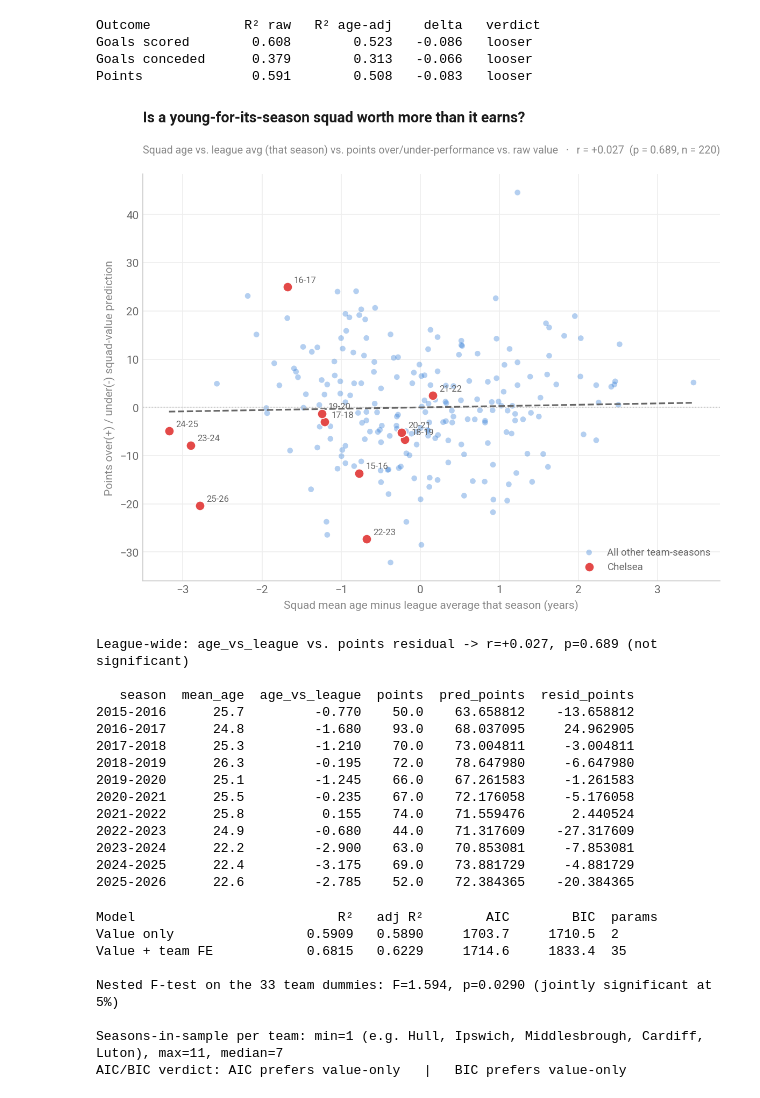
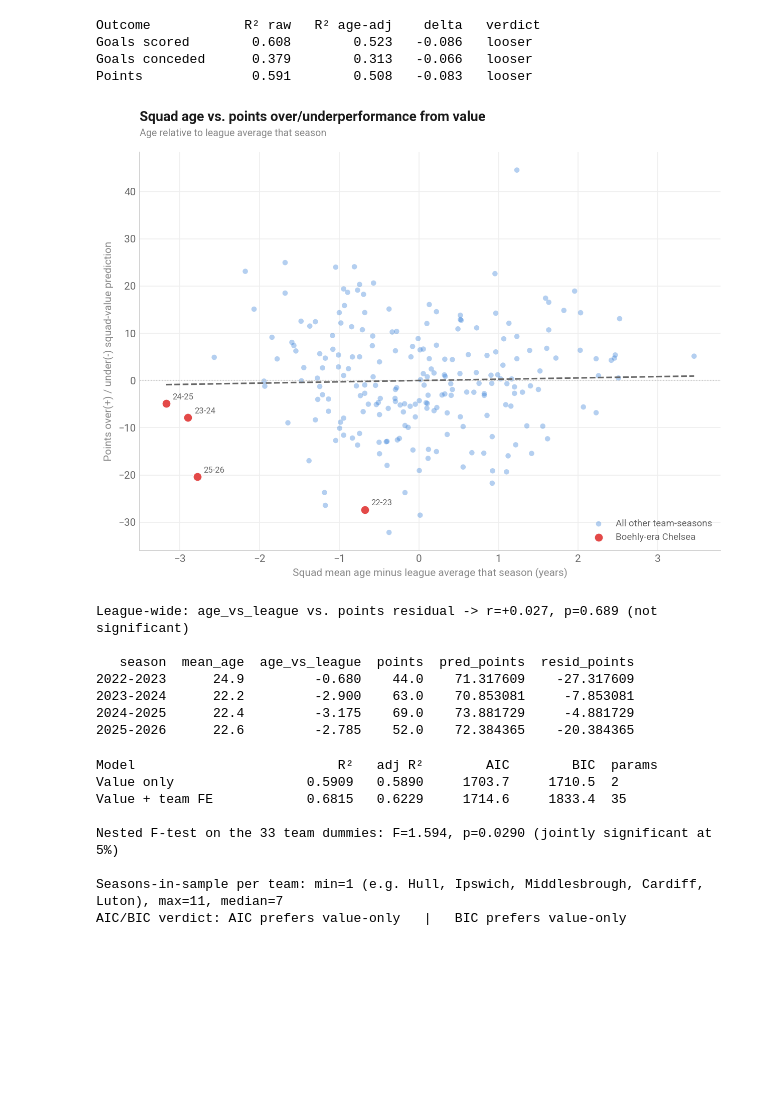
Before and after one commit to louis-porter/algobetting, a Jupyter notebook: algo/models/team_strength/non_penalty_bayes/premier_league/priors/value/value_analysis.ipynb, the cells around one changed output. Cells and saved outputs as stored; diff of their text form; code cells hidden in the pictures; blank space fills up the shorter version.

```diff
--- a/algo/models/team_strength/non_penalty_bayes/premier_league/priors/value/value_analysis.ipynb
+++ b/algo/models/team_strength/non_penalty_bayes/premier_league/priors/value/value_analysis.ipynb
@@ -232,10 +232,10 @@ for ax, y_col, title, ylabel, color in panels:
     ax.scatter(x, y, s=28, alpha=0.55, color=color, edgecolors='none', zorder=3)
     xs = np.linspace(x.min(), x.max(), 100)
     pred = model.predict(sm.add_constant(xs, has_constant='add'))
-    ax.plot(xs, pred, '--', color=C_INK2, lw=1.5, zorder=2, label='OLS fit')
+    ax.plot(xs, pred, '--', color=C_INK2, lw=1.5, zorder=2,)
 
-    _dw_title(ax, title, f'r = {r:.3f}   ·   R² = {model.rsquared:.3f}   ·   n = {len(reg_df)}', y=1.14, dy=0.06)
-    ax.set_xlabel(f'log(squad value, {TARGET_SEASON} real €)', fontsize=10, color=C_MUTED)
+    _dw_title(ax, title, f'r = {r:.3f}   ·   R² = {model.rsquared:.3f}   ·   n = {len(reg_df)}', y=1.10, dy=0.06)
+    ax.set_xlabel(f'log(inflation afj. team value €)', fontsize=10, color=C_MUTED)
     ax.set_ylabel(ylabel, fontsize=10, color=C_MUTED)
     ax.legend(fontsize=8.5, frameon=False, loc='upper left' if y_col != 'goals_conceded' else 'lower left',
               labelcolor=C_INK2)
@@ -268,10 +268,10 @@ for ax, y_col, title, ylabel, color in panels:
     ax.scatter(x, y, s=28, alpha=0.55, color=color, edgecolors='none', zorder=3)
     xs = np.linspace(x.min(), x.max(), 100)
     pred = model.predict(sm.add_constant(xs, has_constant='add'))
-    ax.plot(xs, pred, '--', color=C_INK2, lw=1.5, zorder=2, label='OLS fit')
+    ax.plot(xs, pred, '--', color=C_INK2, lw=1.5, zorder=2,)
 
-    _dw_title(ax, title, f'r = {r:.3f}   ·   R² = {model.rsquared:.3f}   ·   n = {len(wage_reg_df)}', y=1.14, dy=0.06)
-    ax.set_xlabel(f'log(wage bill, {TARGET_SEASON} real £)', fontsize=10, color=C_MUTED)
+    _dw_title(ax, title, f'r = {r:.3f}   ·   R² = {model.rsquared:.3f}   ·   n = {len(reg_df)}', y=1.10, dy=0.06)
+    ax.set_xlabel(f'log(inflation adj. wage bill £)', fontsize=10, color=C_MUTED)
     ax.set_ylabel(ylabel, fontsize=10, color=C_MUTED)
     ax.legend(fontsize=8.5, frameon=False, loc='upper left' if y_col != 'goals_conceded' else 'lower left',
               labelcolor=C_INK2)
@@ -461,7 +455,11 @@ Points              0.591        0.508   -0.083   looser
 # season's league average?
 from scipy.stats import pearsonr
 
+
 resid_df = panel.dropna(subset=['points']).copy()
+
+#resid_df = resid_df[resid_df['season'].str[:4].astype(int) > 2020]
+
 resid_df['log_raw'] = np.log(resid_df['squad_value_real'])
 m_raw = sm.OLS(resid_df['points'], sm.add_constant(resid_df['log_raw'])).fit()
 resid_df['pred_points'] = m_raw.predict(sm.add_constant(resid_df['log_raw']))
@@ -470,49 +468,45 @@ resid_df['age_vs_league'] = resid_df['mean_age'] - resid_df.groupby('season')['m
 
 r_all, p_all = pearsonr(resid_df['age_vs_league'], resid_df['resid_points'])
 
 fig, ax = plt.subplots(figsize=(8.5, 6.5))
-is_chelsea = resid_df['team'] == 'Chelsea'
+# Boehly-Clearlake takeover completed May 2022 -- 2022-2023 was their first
+# full season of squad-building, so that's the highlight cutoff rather than
+# all-time Chelsea.
+is_chelsea = (resid_df['team'] == 'Chelsea') & (resid_df['season'].str[:4].astype(int) >= 2022)
 ax.scatter(resid_df.loc[~is_chelsea, 'age_vs_league'], resid_df.loc[~is_chelsea, 'resid_points'],
            s=26, alpha=0.35, color=C_XG, edgecolors='none', zorder=2, label='All other team-seasons')
 ax.scatter(resid_df.loc[is_chelsea, 'age_vs_league'], resid_df.loc[is_chelsea, 'resid_points'],
-           s=70, color=C_OVER, edgecolors='white', linewidths=0.8, zorder=4, label='Chelsea')
+           s=70, color=C_OVER, edgecolors='white', linewidths=0.8, zorder=4, label='Boehly-era Chelsea')
 for _, row in resid_df[is_chelsea].iterrows():
     ax.annotate(row['season'][2:4] + '-' + row['season'][7:9], (row['age_vs_league'], row['resid_points']),
                 textcoords='offset points', xytext=(6, 4), fontsize=8, color=C_INK2)
 
 xs = np.linspace(resid_df['age_vs_league'].min(), resid_df['age_vs_league'].max(), 100)
 trend = sm.OLS(resid_df['resid_points'], sm.add_constant(resid_df['age_vs_league'])).fit()
 ax.plot(xs, trend.predict(sm.add_constant(xs, has_constant='add')), '--', color=C_INK2, lw=1.5, zorder=3)
 ax.axhline(0, color=C_AXIS, lw=1, linestyle=':')
 
-_dw_title(ax, 'Is a young-for-its-season squad worth more than it earns?',
-          f'Squad age vs. league avg (that season) vs. points over/under-performance vs. raw value   ·   '
-          f'r = {r_all:+.3f}  (p = {p_all:.3f}, n = {len(resid_df)})', y=1.12, dy=0.075)
+_dw_title(ax, 'Squad age vs. points over/underperformance from value',
+          f'Age relative to league average that season',
+          y=1.07, dy=0.035)
 ax.set_xlabel('Squad mean age minus league average that season (years)', fontsize=10, color=C_MUTED)
 ax.set_ylabel('Points over(+) / under(-) squad-value prediction', fontsize=10, color=C_MUTED)
 ax.legend(fontsize=9, frameon=False, loc='lower right', labelcolor=C_INK2)
 _dw_style(ax)
 plt.tight_layout()
 plt.savefig(OUT_DIR / 'chelsea_age_value_residual.png', dpi=150, bbox_inches='tight', facecolor='white')
 plt.show()
 
 print(f'League-wide: age_vs_league vs. points residual -> r={r_all:+.3f}, p={p_all:.3f} '
       f'({"significant" if p_all < 0.05 else "not significant"})')
 print()
 print(resid_df.loc[is_chelsea, ['season', 'mean_age', 'age_vs_league', 'points', 'pred_points', 'resid_points']]
       .sort_values('season').to_string(index=False))
 # %% [output]
-[figure, old version]
+[figure, new version]
 League-wide: age_vs_league vs. points residual -> r=+0.027, p=0.689 (not significant)
 
    season  mean_age  age_vs_league  points  pred_points  resid_points
-2015-2016      25.7         -0.770    50.0    63.658812    -13.658812
-2016-2017      24.8         -1.680    93.0    68.037095     24.962905
-2017-2018      25.3         -1.210    70.0    73.004811     -3.004811
-2018-2019      26.3         -0.195    72.0    78.647980     -6.647980
-2019-2020      25.1         -1.245    66.0    67.261583     -1.261583
-2020-2021      25.5         -0.235    67.0    72.176058     -5.176058
-2021-2022      25.8          0.155    74.0    71.559476      2.440524
 2022-2023      24.9         -0.680    44.0    71.317609    -27.317609
 2023-2024      22.2         -2.900    63.0    70.853081     -7.853081
 2024-2025      22.4         -3.175    69.0    73.881729     -4.881729
```
Also changed, not shown: parts of 8 cells of this notebook, 14 other files.
